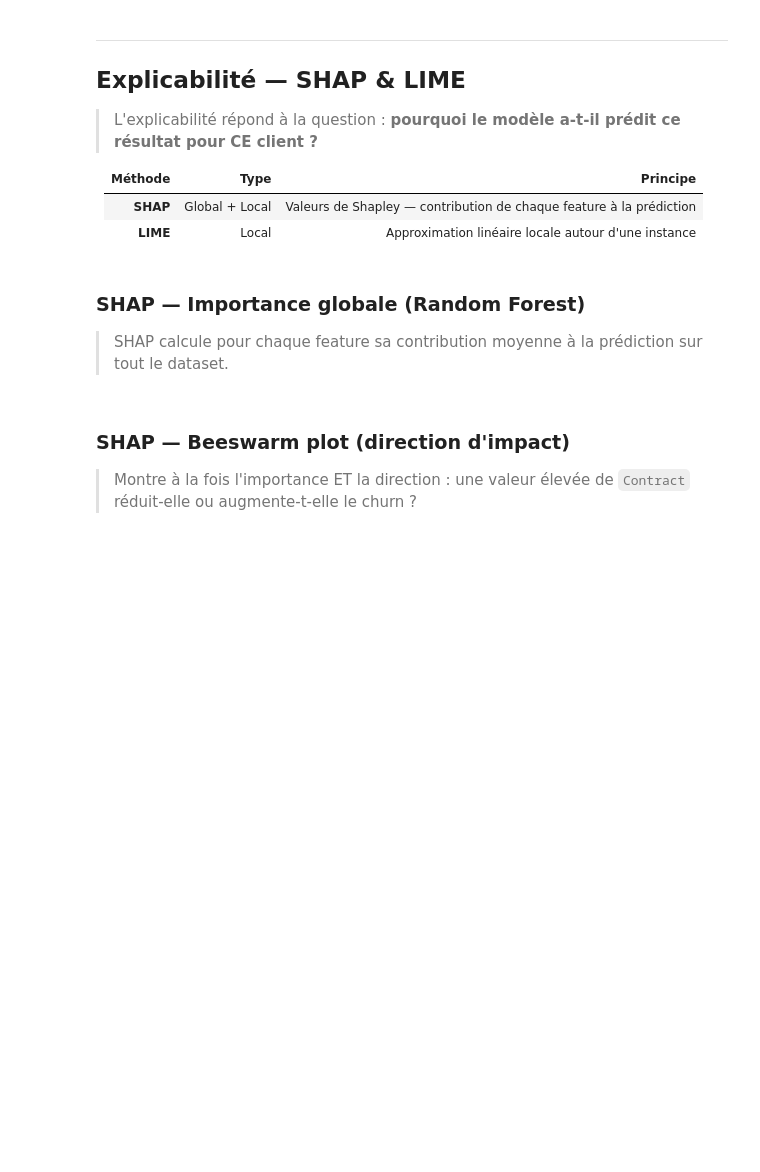
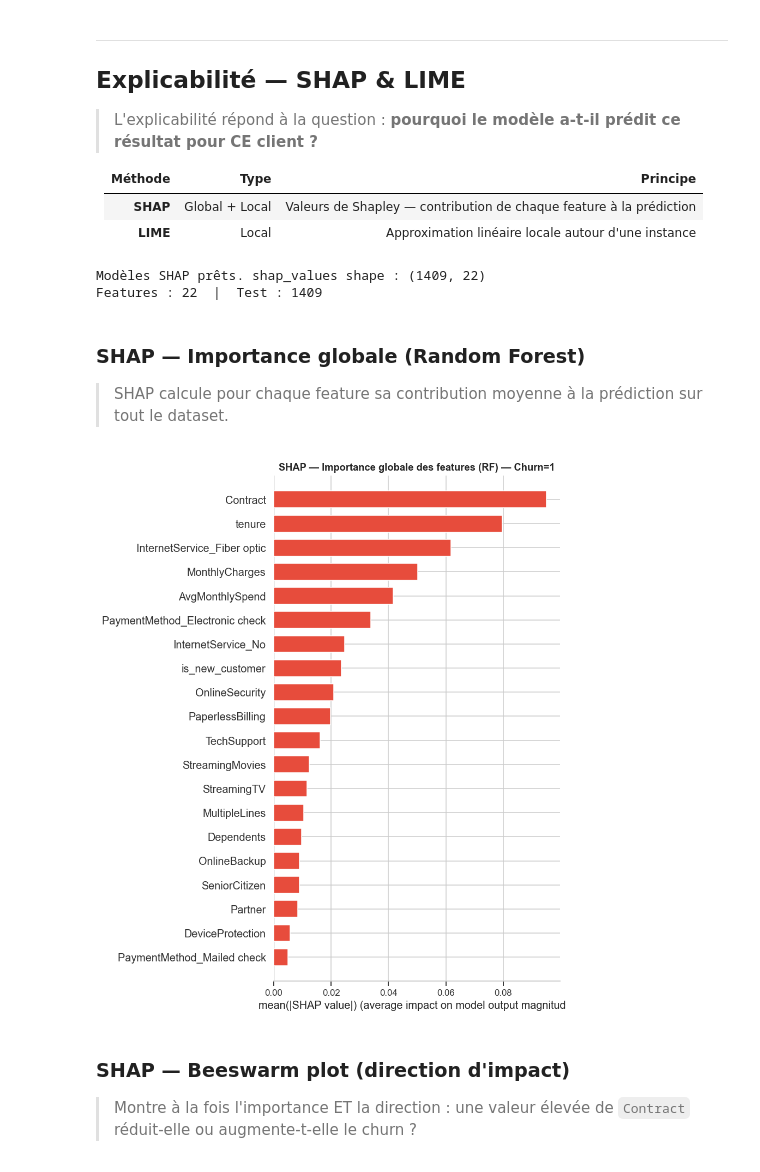
Before and after one commit to Moustapha22013/telco-churn-feature-engineering, a Jupyter notebook: notebooks/04_modeling_experiments.ipynb, the cells around one changed output. Cells and saved outputs as stored; diff of their text form; code cells hidden in the pictures; blank space fills up the shorter version.

Commit message:
Ajout SHAP explicabilité

```diff
--- a/notebooks/04_modeling_experiments.ipynb
+++ b/notebooks/04_modeling_experiments.ipynb
@@ -307,38 +305,48 @@ SVM                     CV AUC : 0.8348 ± 0.0064
 | **LIME** | Local | Approximation linéaire locale autour d'une instance |
 # %%
 import shap
-import matplotlib.pyplot as plt
 import warnings
 warnings.filterwarnings('ignore')
 
-# Entraîner le meilleur modèle (LR) et RF sur le dataset sélectionné
+# Entraîner RF et LR pour SHAP
 lr_shap = LogisticRegression(max_iter=1000, random_state=SEED, class_weight='balanced')
 rf_shap = RandomForestClassifier(n_estimators=200, random_state=SEED,
                                   class_weight='balanced', n_jobs=-1)
 lr_shap.fit(X_train_sel, y_train)
 rf_shap.fit(X_train_sel, y_train)
 
-print('Modèles entraînés pour SHAP.')
-print(f'Features : {X_train_sel.shape[1]}  |  Échantillon test : {X_test_sel.shape[0]}')
+# Compatibilité SHAP API : nouvelle version retourne un array 3D
+explainer_rf  = shap.TreeExplainer(rf_shap)
+shap_out      = explainer_rf.shap_values(X_test_sel)
+
+# Normaliser : array 3D (n, f, 2) → prendre classe 1 ; list → prendre index 1
+if isinstance(shap_out, list):
+    sv_rf = shap_out[1]           # ancienne API : liste [class0, class1]
+    ev_rf = explainer_rf.expected_value[1]
+else:
+    sv_rf = shap_out[:, :, 1]    # nouvelle API : 3D array
+    ev_rf = explainer_rf.expected_value[1] if hasattr(explainer_rf.expected_value, '__len__') \
+            else explainer_rf.expected_value
+
+print(f'Modèles SHAP prêts. shap_values shape : {sv_rf.shape}')
+print(f'Features : {X_train_sel.shape[1]}  |  Test : {X_test_sel.shape[0]}')
+# %% [output]
+Modèles SHAP prêts. shap_values shape : (1409, 22)
+Features : 22  |  Test : 1409
 # %% [markdown]
 ### SHAP — Importance globale (Random Forest)
 > SHAP calcule pour chaque feature sa contribution moyenne à la prédiction sur tout le dataset.
 # %%
-# SHAP TreeExplainer — Random Forest (rapide pour les arbres)
-explainer_rf = shap.TreeExplainer(rf_shap)
-shap_values_rf = explainer_rf.shap_values(X_test_sel)
-
-# shap_values_rf[1] = classe Churn=1
 fig, ax = plt.subplots(figsize=(10, 7))
-shap.summary_plot(shap_values_rf[1], X_test_sel,
-                  plot_type='bar', show=False,
-                  color='#e74c3c')
+shap.summary_plot(sv_rf, X_test_sel, plot_type='bar', show=False, color='#e74c3c')
 ax = plt.gca()
-ax.set_title('SHAP — Importance globale des features (RF)\nChurn = 1',
+ax.set_title('SHAP — Importance globale des features (RF) — Churn=1',
              fontweight='bold', fontsize=12)
 plt.tight_layout()
 plt.savefig('../reports/shap_global_rf.png', bbox_inches='tight')
 plt.show()
+# %% [output]
+[figure, added]
 # %% [markdown]
 ### SHAP — Beeswarm plot (direction d'impact)
 > Montre à la fois l'importance ET la direction : une valeur élevée de `Contract` réduit-elle ou augmente-t-elle le churn ?
```
Also changed, not shown: parts of 10 cells of this notebook, 4 other files.
